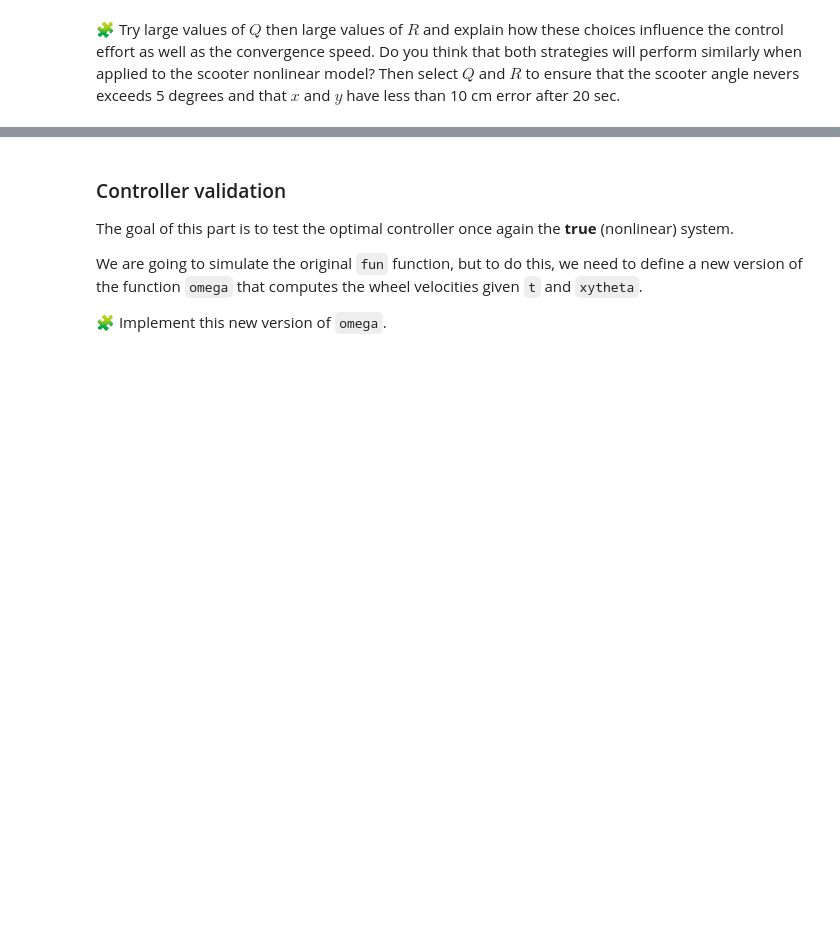
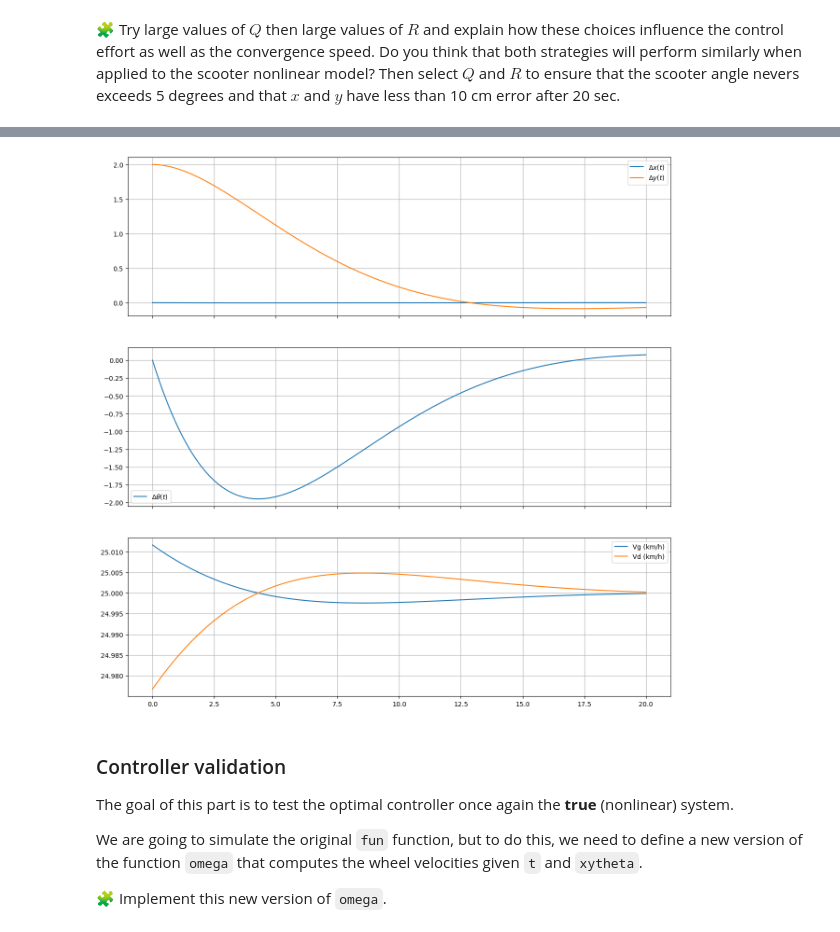
Before and after one commit to Youssef-ADOUIRI/control-engineering-with-python-project-2023-2024, a Jupyter notebook: Project-part-3.ipynb, the cells around one changed output, grey strips where cells are left out. Cells and saved outputs as stored; diff of their text form; code cells hidden in the pictures; blank space fills up the shorter version.

```diff
--- a/Project-part-3.ipynb
+++ b/Project-part-3.ipynb
@@ -860,3 +913,48 @@ pass
+# %%
+# if we change R values
+
+Q=([[1,0,0],[0,1,0],[0,0,1]])
+R=[[2000,0],[0,1000]]
+
+def gain_matrix (A, B, Q, R):
+    C = solve_continuous_are(A, B, Q, R)
+    K=np.dot(np.dot(inv(R), B.T), C)
+    return K
+
+K = gain_matrix (A, B, Q, R)
+
+def deltaOmega(t, deltaX):
+    return -K @ deltaX
+
+tf = 20
+results = solve_ivp(fun=lin_fun, t_span=[0, tf], y0=[0, 2, 0], dense_output=True, rtol=1e-6, atol=1e-6)
+
+
+t = linspace(0.0, tf, 1000)
+dx, dy, dtheta = results["sol"](t)
+
+fig, (ax1, ax2, ax3) = subplots(3, 1, sharex=True, figsize=(15, 15))
+
+ax1.grid(True)
+ax1.plot(t, dx, label="$\Delta x(t)$")
+ax1.plot(t, dy, label="$\Delta y(t)$")
+ax1.legend()
+
+ax2.grid(True)
+ax2.plot(t, dtheta * 180 / pi, label=r"$\Delta\theta(t)$")
+ax2.legend()
+
+dX = results["sol"](t)
+dOmega = -K @ dX
+dOmega_l, dOmega_r = dOmega[0, :], dOmega[1, :]
+omega_l, omega_r = dOmega_l + v / r, dOmega_r + v / r
+
+ax3.plot(t, omega_l * r * 3.6, label=r"Vg (km/h)")
+ax3.plot(t, omega_r * r * 3.6, label=r"Vd (km/h)")
+ax3.legend()
+ax3.grid()
+# %% [output]
+[figure, added]
 # %% [markdown]
 ### Controller validation
 
```
Also changed, not shown: parts of 13 cells of this notebook.
